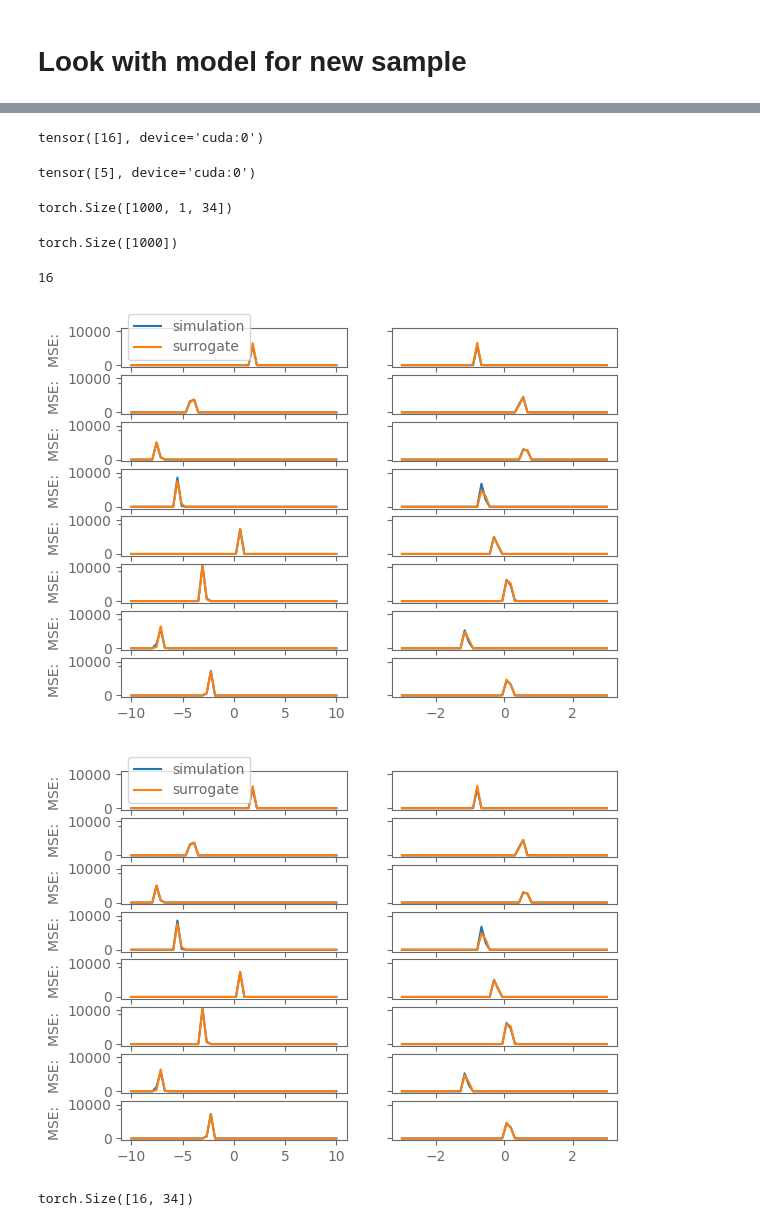
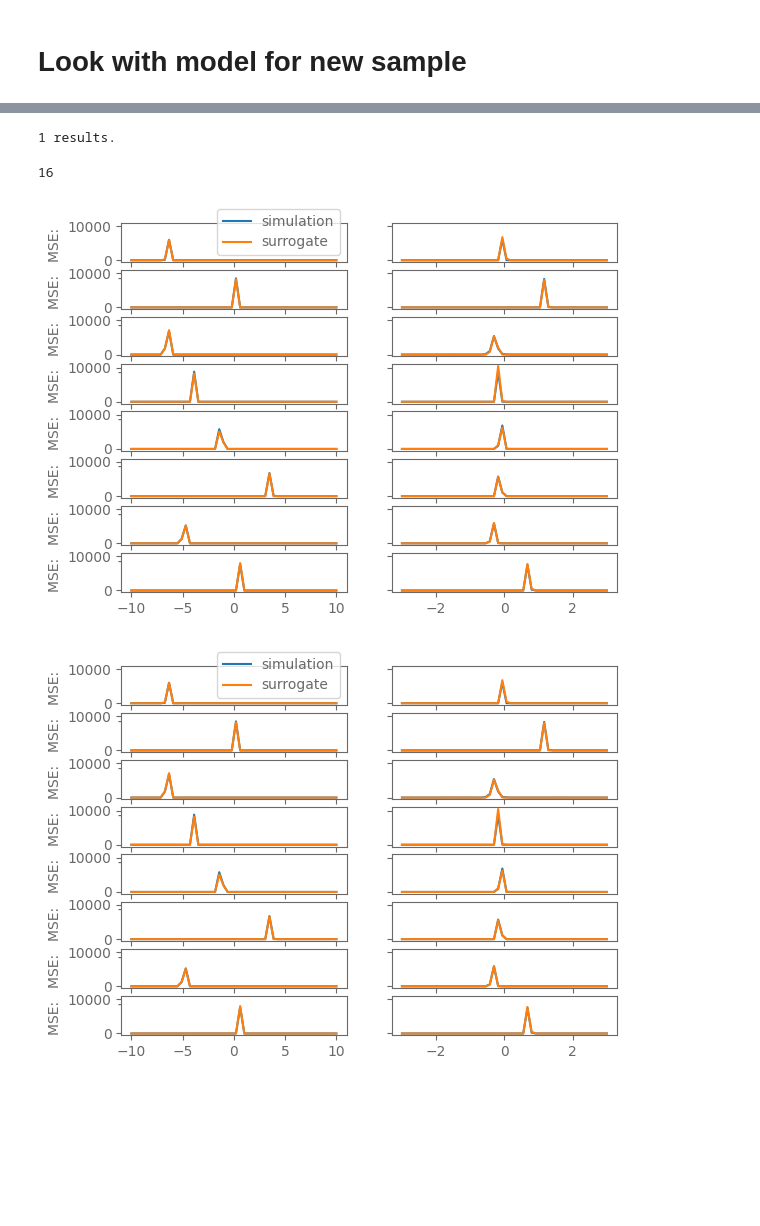
Before and after one commit to hzbian/metrix_hackathon, a Jupyter notebook: test_xy_hist_surrogate.ipynb, the cells around one changed output, grey strips where cells are left out. Cells and saved outputs as stored; diff of their text form; code cells hidden in the pictures; blank space fills up the shorter version.

```diff
--- a/test_xy_hist_surrogate.ipynb
+++ b/test_xy_hist_surrogate.ipynb
@@ -453,4 +454,5 @@ MetrixXYHistSurrogate(
 # %%
+torch.set_default_device('cuda')
 offset_trials = 100
 max_offset = 0.2
 beamline_trials = 1000
@@ -466,40 +468,31 @@ for i in tqdm.tqdm(range(10000)):
         #condition = compensated_rays.sum(dim=-1) > 1.3
         condition = (compensated_rays.sum(dim=-1)>0.5).sum(dim=0)>15
         if condition.any():
-            print((compensated_rays.sum(dim=-1)>0.5).sum(dim=0)[condition])
+            result = (compensated_rays.sum(dim=-1)>0.5).sum(dim=0)[condition]
+            print(str(len(result))+" results.")
+            condition_args = torch.arange(len(condition))[condition][:1]
+            mask = compensated_rays[:, condition_args[0]].sum(dim=-1)>0.5
+            to_plot_tensor = tensor_sum[:, condition_args][mask]
+            uncompensated_parameters_selected = uncompensated_parameters[:, condition_args][mask]
+            offsets_selected = offsets[:, condition_args]
             #print(compensated_rays[condition])
             break
 # %% [output]
-tensor([16], device='cuda:0')
+1 results.
-# %%
-condition_args = torch.arange(len(condition))[condition]
-print(condition_args)
-# %% [output]
-tensor([5], device='cuda:0')
-# %%
-#compensated_rays[:, condition_args, :].reshape[compensated_rays.shape[0], compensated_rays.shape[1], 50,
-tensor_sum[:, condition_args].shape
-# %% [output]
-torch.Size([1000, 1, 34])
 # %%
-mask = compensated_rays[:, condition_args[0]].sum(dim=-1)>0.5
-print(mask.shape)
-to_plot_tensor = tensor_sum[:, condition_args][mask]
-uncompensated_parameters_selected = uncompensated_parameters[:, condition_args][mask]
-offsets_selected = offsets[:, condition_args]
-torch.save(offsets_selected, 'outputs/offsets_selected.pt')
-torch.save(uncompensated_parameters_selected, 'outputs/uncompensated_parameters_selected.pt')
+compensated_parameters_selected = uncompensated_parameters_selected+offsets_selected
+
+#torch.save(offsets_selected, 'outputs/offsets_selected.pt')
+#torch.save(uncompensated_parameters_selected, 'outputs/uncompensated_parameters_selected.pt')
-# %% [output]
-torch.Size([1000])
 # %%
 torch.set_default_device('cpu')
-pc = [tensor_to_param_container(to_plot_tensor[i][0]) for i in range(to_plot_tensor.shape[0])]
+pc = [tensor_to_param_container(compensated_parameters_selected[i][0]) for i in range(compensated_parameters_selected.shape[0])]
 print(len(pc))
 Plot.plot_engines_comparison(engine, surrogate_engine, pc[:8], MultiLayer([0.]), )
 # %% [output]
 16
-[figure, old version]
+[figure, new version]
-[figure, old version]
+[figure, new version]
 # %%
 torch.set_default_device('cuda')
 with torch.no_grad():
@@ -535,4 +517,0 @@ for i in pbar:
-# %%
-loss_min_params.shape
-# %% [output]
-torch.Size([16, 34])
```
Also changed, not shown: parts of 13 cells of this notebook.
